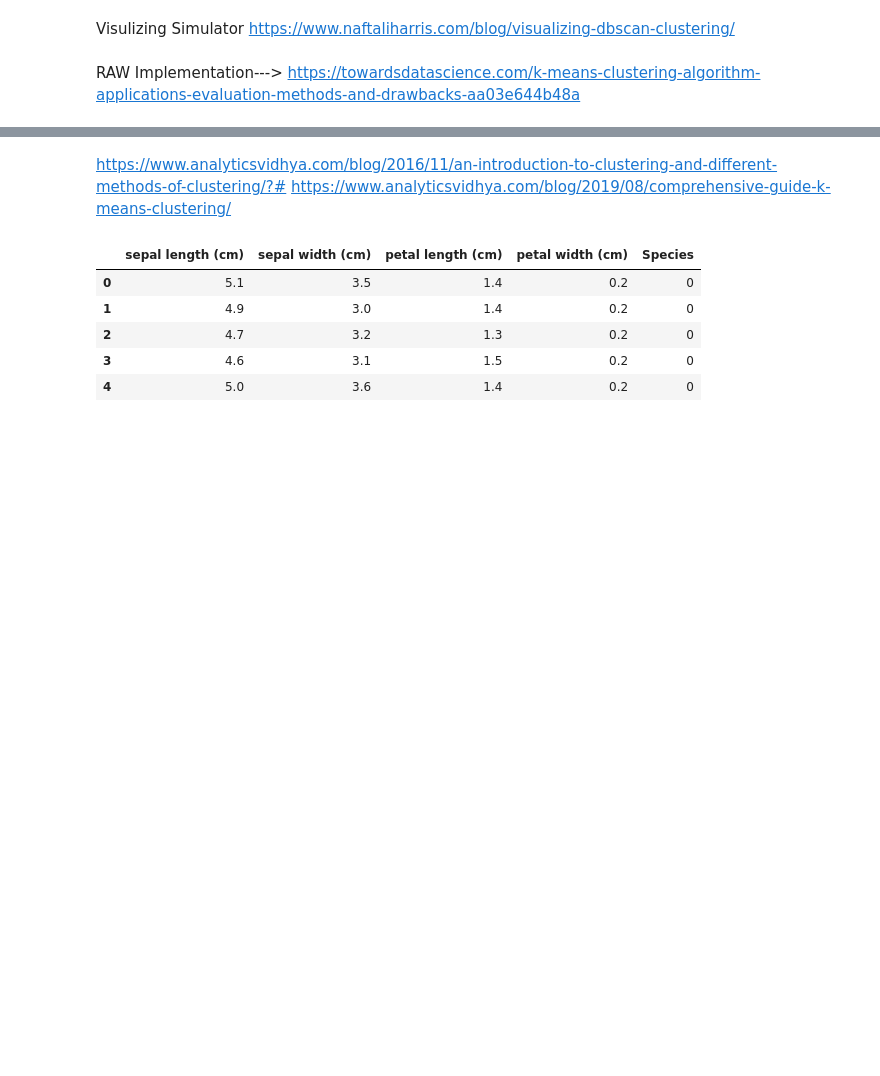
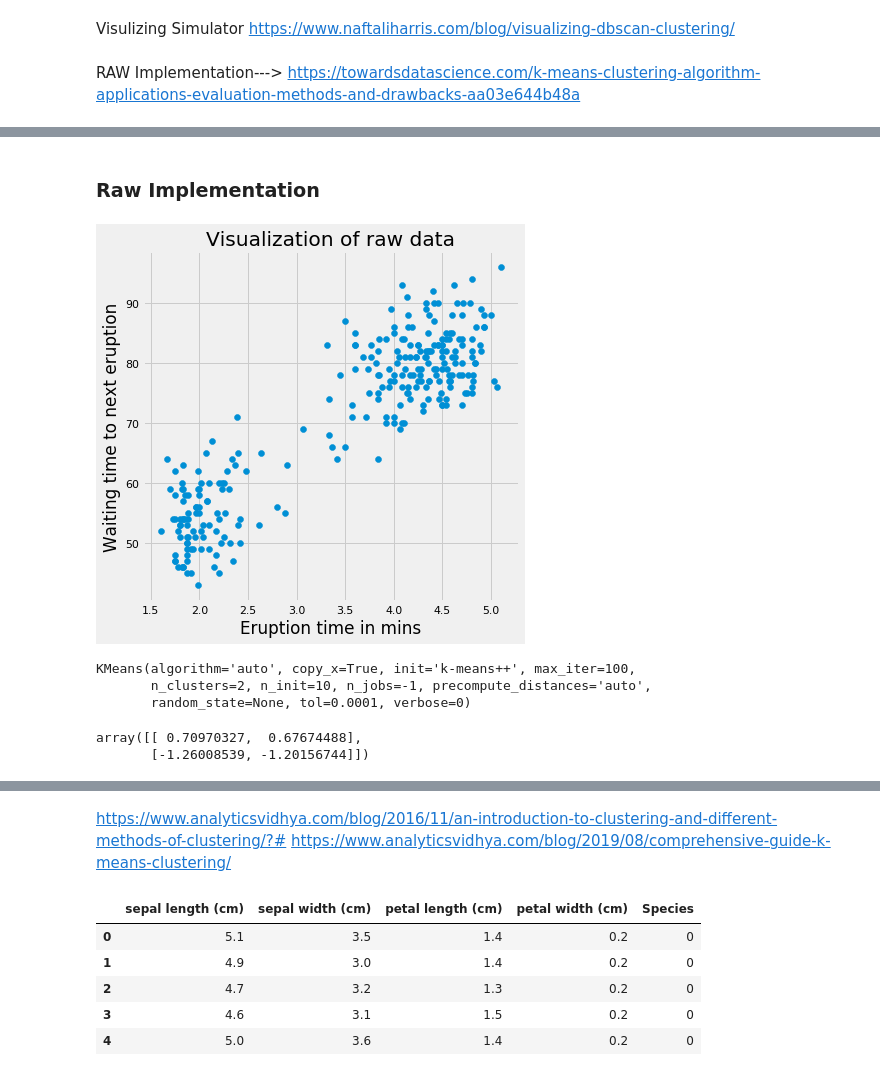
Before and after one commit to pythonvirus/ML_Journey, a Jupyter notebook: 7. Clustering/Clustering.ipynb, the cells around one changed output, grey strips where cells are left out. Drawn from its saved outputs; the diff is of its cells as text; code cells hidden in the pictures; blank space fills up the shorter version.

```diff
--- a/7. Clustering/Clustering.ipynb
+++ b/7. Clustering/Clustering.ipynb
@@ -9,3 +25,5 @@ https://towardsdatascience.com/k-means-clustering-algorithm-applications-evaluat
+# %% [markdown]
+### Raw Implementation
 # %%
 import numpy as np
 from numpy.linalg import norm
@@ -61,3 +79,51 @@ class Kmeans:
     def predict(self, X):
         distance = self.compute_distance(X, old_centroids)
         return self.find_closest_cluster(distance)
+# %%
+# Modules
+import matplotlib.pyplot as plt
+from matplotlib.image import imread
+import pandas as pd
+import seaborn as sns
+from sklearn.datasets.samples_generator import (make_blobs,
+                                                make_circles,
+                                                make_moons)
+from sklearn.cluster import KMeans, SpectralClustering
+from sklearn.preprocessing import StandardScaler
+from sklearn.metrics import silhouette_samples, silhouette_score
+from sklearn.utils import check_random_state
+
+%matplotlib inline
+sns.set_context('notebook')
+plt.style.use('fivethirtyeight')
+from warnings import filterwarnings
+filterwarnings('ignore')
+# %%
+# Import the data
+df = pd.read_csv('dataset-44970.csv')
+
+# Plot the data
+plt.figure(figsize=(6, 6))
+plt.scatter(df.iloc[:, 0], df.iloc[:, 1])
+plt.xlabel('Eruption time in mins')
+plt.ylabel('Waiting time to next eruption')
+plt.title('Visualization of raw data');
+# %% [output]
+[figure, added]
+# %%
+# Standardize the data
+X_std = StandardScaler().fit_transform(df)
+
+# Run local implementation of kmeans and by default intial centroid define by Kmeans++
+km = KMeans(n_clusters=2, max_iter=100,n_jobs=-1)
+km.fit(X_std)
+# %% [output]
+KMeans(algorithm='auto', copy_x=True, init='k-means++', max_iter=100,
+       n_clusters=2, n_init=10, n_jobs=-1, precompute_distances='auto',
+       random_state=None, tol=0.0001, verbose=0)
+# %%
+centroids = km.cluster_centers_
+centroids
+# %% [output]
+array([[ 0.70970327,  0.67674488],
+       [-1.26008539, -1.20156744]])
```
Also changed, not shown: parts of 14 cells of this notebook, 5 other files.
